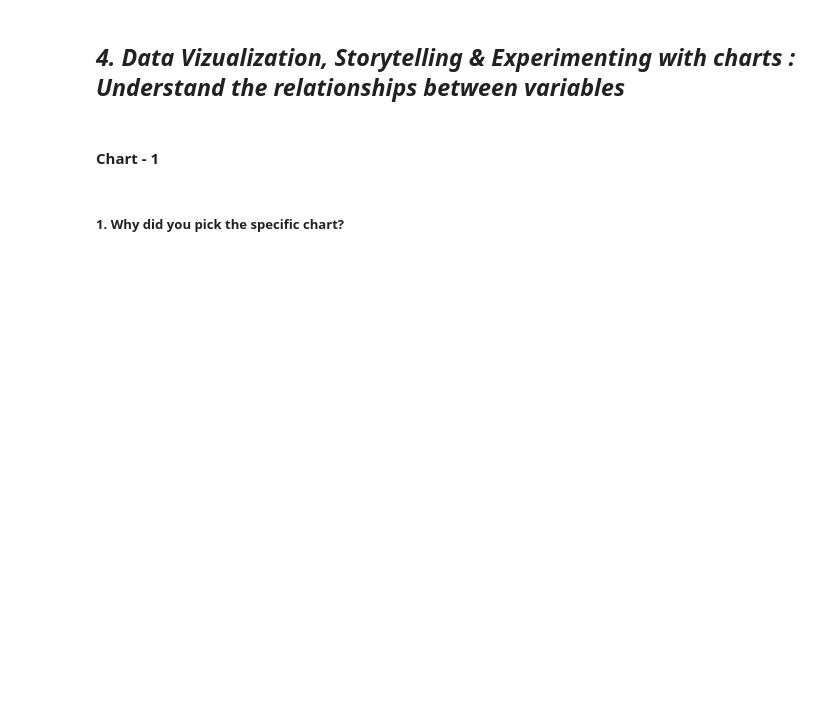
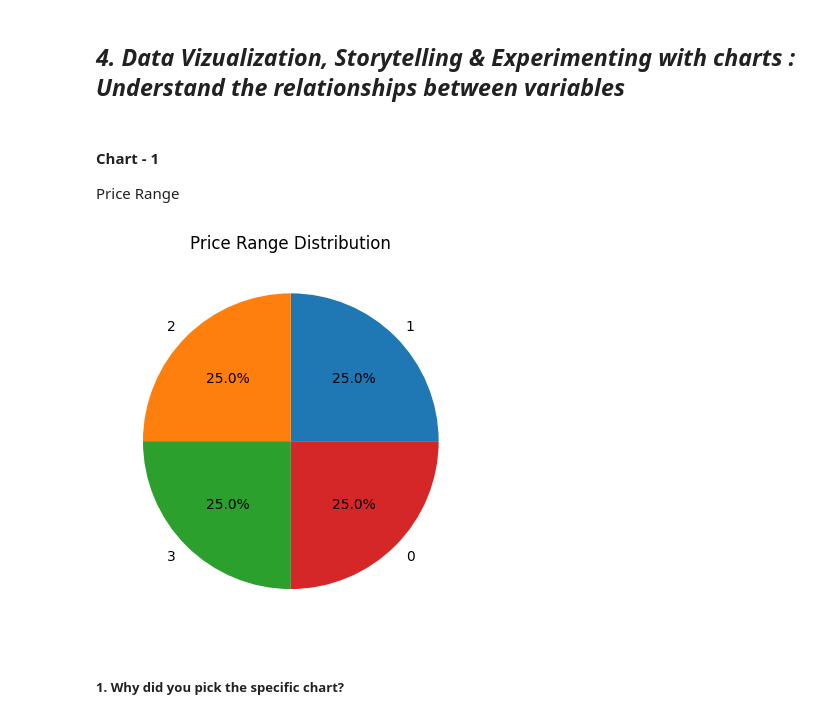
Before and after one commit to Rooban-Jeyasundar/ML_Classification_Project, a Jupyter notebook: ML_Classification_Project.ipynb, the cells around one changed output. Drawn from its saved outputs; the diff is of its cells as text; code cells hidden in the pictures; blank space fills up the shorter version.

Commit message:
Data Visualization

```diff
--- a/ML_Classification_Project.ipynb
+++ b/ML_Classification_Project.ipynb
@@ -412,3 +412,4 @@ Answer Here.
 ## ***4. Data Vizualization, Storytelling & Experimenting with charts : Understand the relationships between variables***
 # %% [markdown]
 #### Chart - 1
+Price Range
@@ -417,3 +416,11 @@ Answer Here.
+# %%
+# Chart - 1 visualization code
+price_count = mobile_df['price_range'].value_counts()
+plt.pie(price_count,labels=price_count.index,autopct='%1.1f%%')
+plt.title('Price Range Distribution')
+plt.show()
+# %% [output]
+[figure, added]
 # %% [markdown]
 ##### 1. Why did you pick the specific chart?
 # %% [markdown]
```
Also changed, not shown: parts of 26 cells of this notebook.
